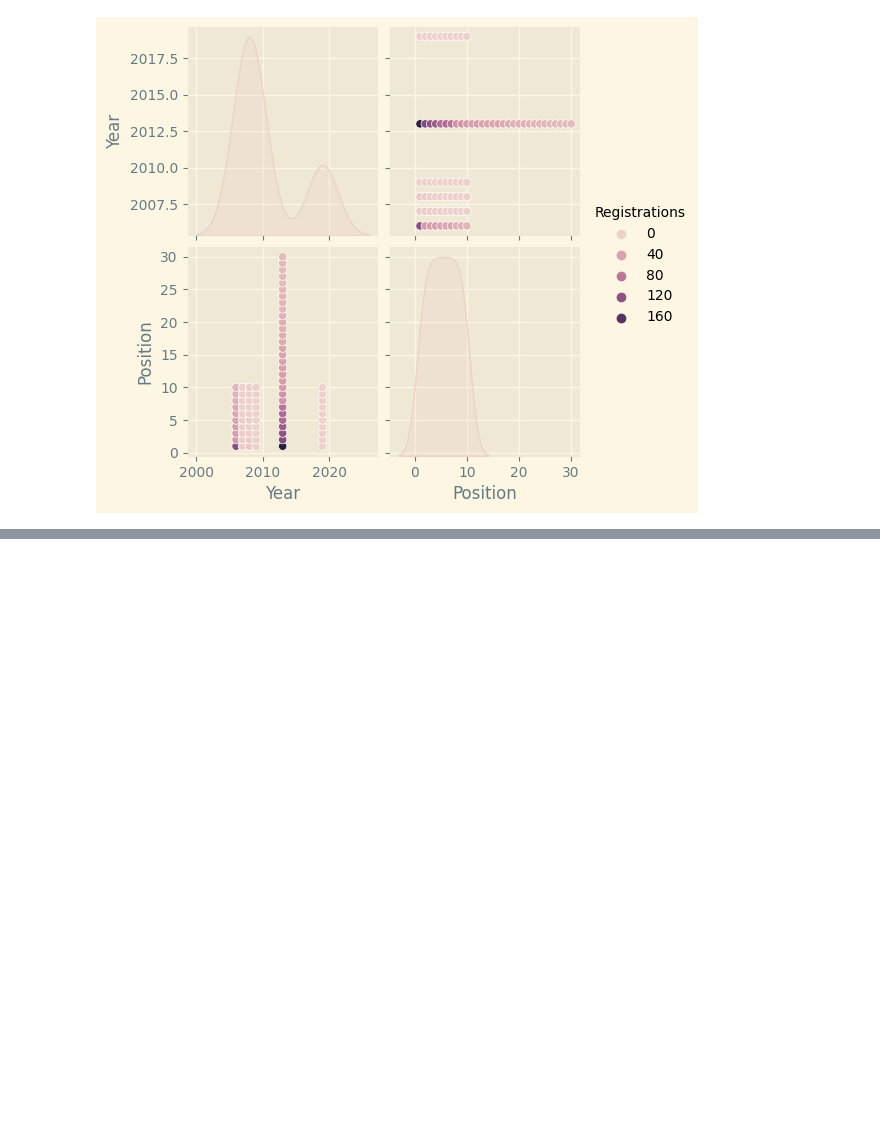
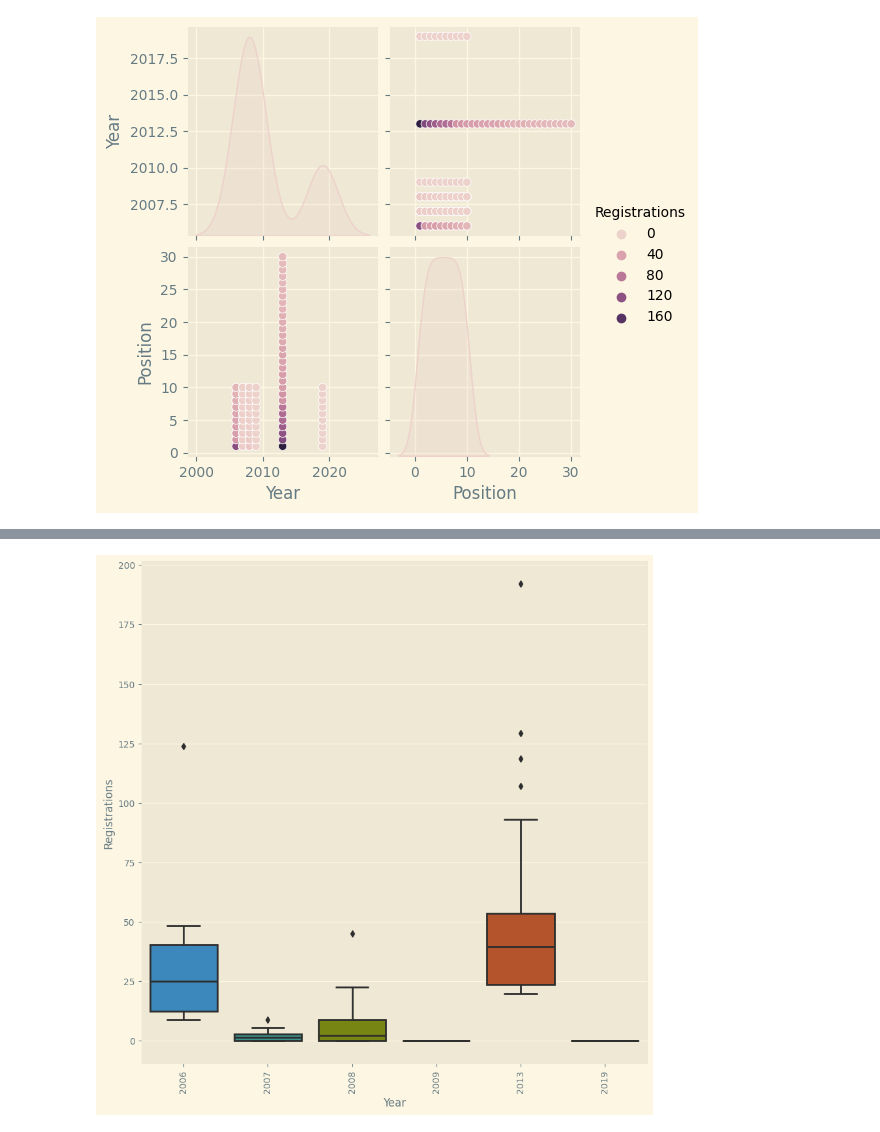
Before and after one commit to pooyanosk1382/DogBreeds, a Jupyter notebook: Dog.ipynb, the cells around one changed output, grey strips where cells are left out. Drawn from its saved outputs; the diff is of its cells as text; code cells hidden in the pictures; blank space fills up the shorter version.

```diff
--- a/Dog.ipynb
+++ b/Dog.ipynb
@@ -81,0 +87,6 @@ sns.pairplot(df, hue='Registrations')
+# %%
+fig, ax = plt.subplots(figsize=(10,10))
+plt.xticks(rotation=90)
+ax = sns.boxplot(x='Year', y='Registrations', data=df)
+# %% [output]
+[figure, added]
```
Also changed, not shown: parts of 2 cells of this notebook.
